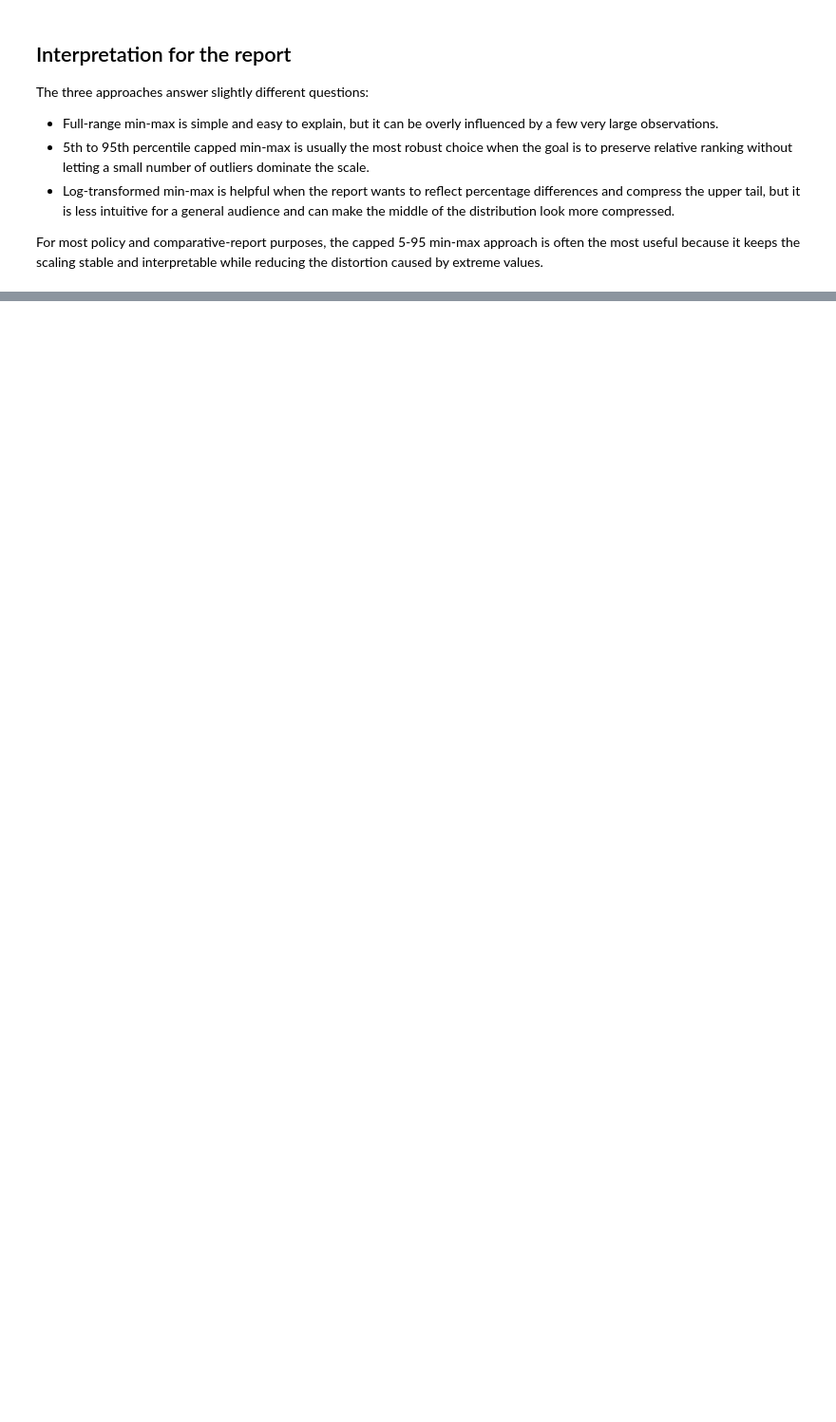
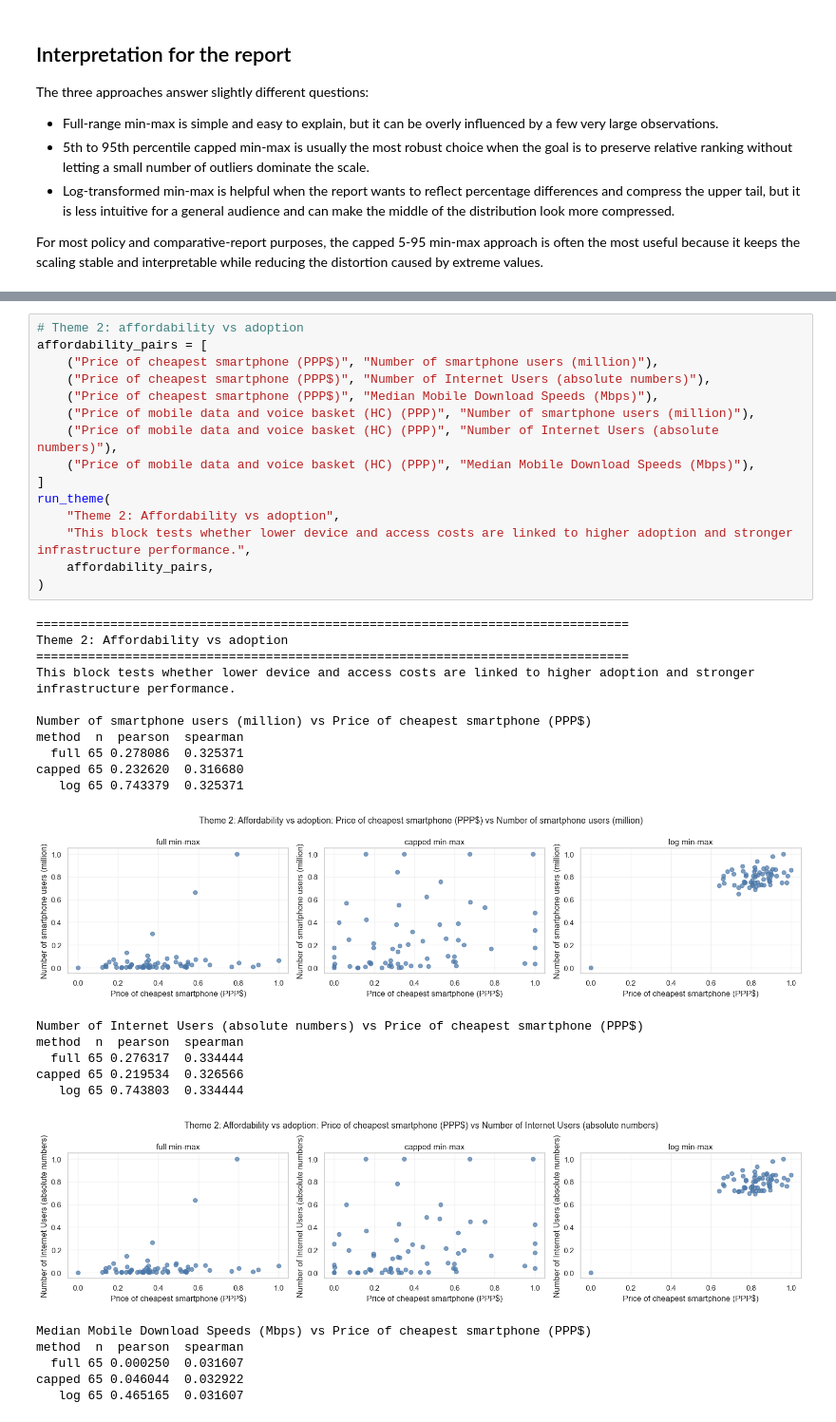
Before and after one commit to rohanc1996/icrier-streamlit-dashboard, a Jupyter notebook: skewed_column_scaling_analysis.ipynb, the cells around one changed output, grey strips where cells are left out. Shown at 95% size. Saved outputs shown, nothing was run; the diff lists cells and outputs as text; blank space fills up the shorter version.

```diff
--- a/skewed_column_scaling_analysis.ipynb
+++ b/skewed_column_scaling_analysis.ipynb
@@ -273,0 +417,38 @@ Users of Digital Payments (in millions)
+# %%
+# Theme 2: affordability vs adoption
+affordability_pairs = [
+    ("Price of cheapest smartphone (PPP$)", "Number of smartphone users (million)"),
+    ("Price of cheapest smartphone (PPP$)", "Number of Internet Users (absolute numbers)"),
+    ("Price of cheapest smartphone (PPP$)", "Median Mobile Download Speeds (Mbps)"),
+    ("Price of mobile data and voice basket (HC) (PPP)", "Number of smartphone users (million)"),
+    ("Price of mobile data and voice basket (HC) (PPP)", "Number of Internet Users (absolute numbers)"),
+    ("Price of mobile data and voice basket (HC) (PPP)", "Median Mobile Download Speeds (Mbps)"),
+]
+run_theme(
+    "Theme 2: Affordability vs adoption",
+    "This block tests whether lower device and access costs are linked to higher adoption and stronger infrastructure performance.",
+    affordability_pairs,
+)
+# %% [output]
+================================================================================
+Theme 2: Affordability vs adoption
+================================================================================
+This block tests whether lower device and access costs are linked to higher adoption and stronger infrastructure performance.
+
+Number of smartphone users (million) vs Price of cheapest smartphone (PPP$)
+method  n  pearson  spearman
+  full 65 0.278086  0.325371
+capped 65 0.232620  0.316680
+   log 65 0.743379  0.325371
+[figure, added]
+Number of Internet Users (absolute numbers) vs Price of cheapest smartphone (PPP$)
+method  n  pearson  spearman
+  full 65 0.276317  0.334444
+capped 65 0.219534  0.326566
+   log 65 0.743803  0.334444
+[figure, added]
+Median Mobile Download Speeds (Mbps) vs Price of cheapest smartphone (PPP$)
+method  n  pearson  spearman
+  full 65 0.000250  0.031607
+capped 65 0.046044  0.032922
+   log 65 0.465165  0.031607
```
Also changed, not shown: parts of 15 cells of this notebook.
